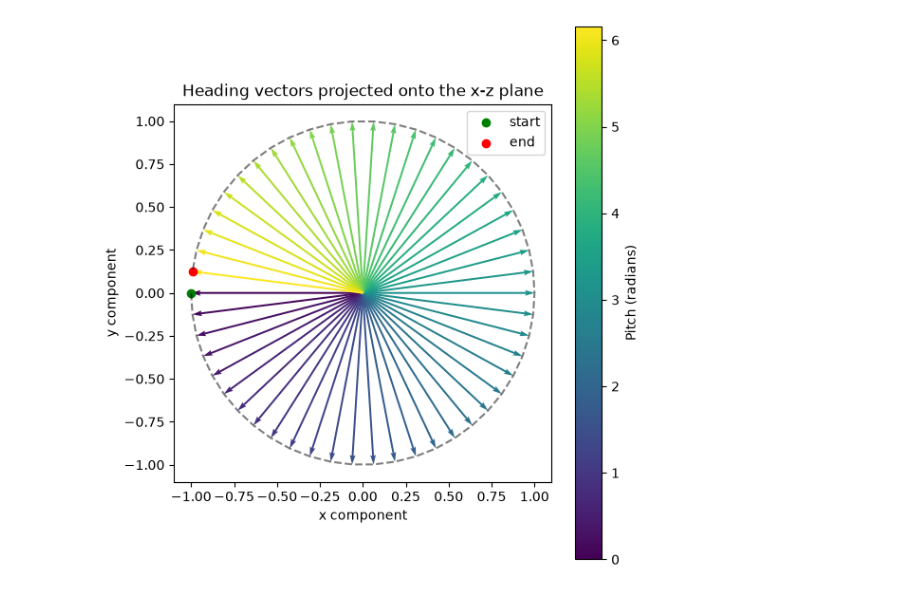
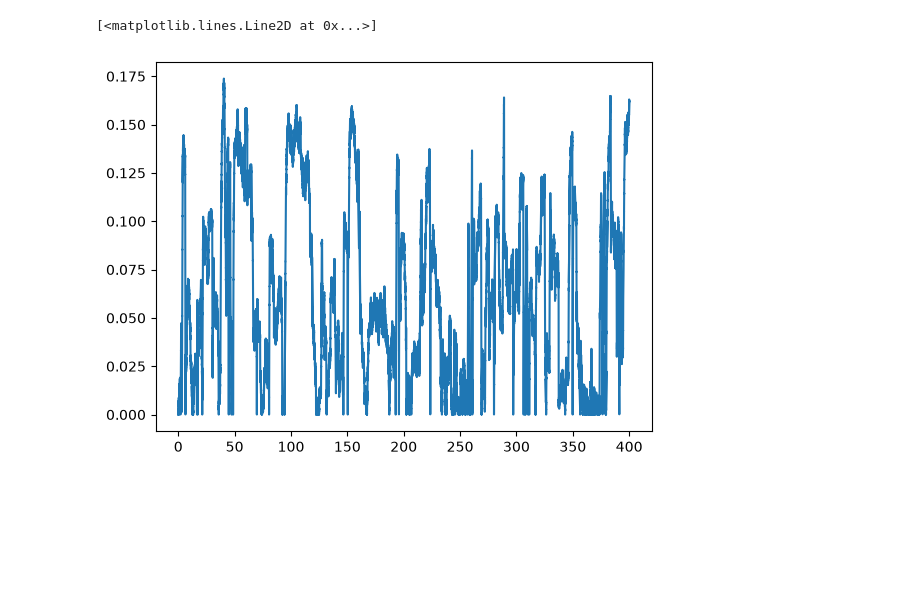
Before and after one commit to siaulich/grid-cells, a Jupyter notebook: notebooks/bat_flight_pure_cells.ipynb, the cells around one changed output. Drawn from its saved outputs; the diff is of its cells as text; code cells hidden in the pictures; blank space fills up the shorter version.

```diff
--- a/notebooks/bat_flight_pure_cells.ipynb
+++ b/notebooks/bat_flight_pure_cells.ipynb
@@ -240,46 +95,8 @@ fig_2d.tight_layout()
-# %%
-# Project the 3D heading vectors onto the x-z plane.
-azimuth = np.linspace(0, 2 * np.pi, 50, endpoint=False)
-heading_unit_vectors = compute_heading(
-    np.stack([azimuth, np.full_like(azimuth, 3 * np.pi / 2)], axis=-1)
-)
-x = heading_unit_vectors[:, 0]
-y = heading_unit_vectors[:, 1]
-
-fig_2d, ax_2d = plt.subplots(figsize=(6, 6))
-
-colors = pitch
-ax_2d.quiver(
-    x * 0,
-    y * 0,
-    x,
-    y,
-    colors,
-    cmap="viridis",
-    angles="xy",
-    scale_units="xy",
-    scale=1,
-    alpha=1,
-    width=0.005,
-)
-
-ax_2d.plot(x, y, color="black", alpha=0.5, ls="--")
-ax_2d.scatter(x[0], y[0], color="green", label="start")
-ax_2d.scatter(x[-1], y[-1], color="red", label="end")
-
-ax_2d.set_aspect("equal")
-ax_2d.set_xlim(-1.1, 1.1)
-ax_2d.set_ylim(-1.1, 1.1)
-ax_2d.set_xlabel("x component")
-ax_2d.set_ylabel("y component")
-ax_2d.set_title("Heading vectors projected onto the x-z plane")
-ax_2d.legend()
-
-fig_2d.colorbar(
-    plt.cm.ScalarMappable(cmap="viridis", norm=plt.Normalize(pitch.min(), pitch.max())),
-    ax=ax_2d,
-    label="Pitch (radians)",
-)
-fig_2d.tight_layout()
-# %% [output]
-[figure, removed]
+# %%
+plt.plot(
+    bat_flight["time"],
+    np.abs(angular_error(recording["decoded_azimuth"], bat_flight["dir_torus"][:, 0])),
+)
+# %% [output]
+[<matplotlib.lines.Line2D at 0x...>]
+[figure, added]
```
Also changed, not shown: parts of 9 cells of this notebook, 11 other files.
